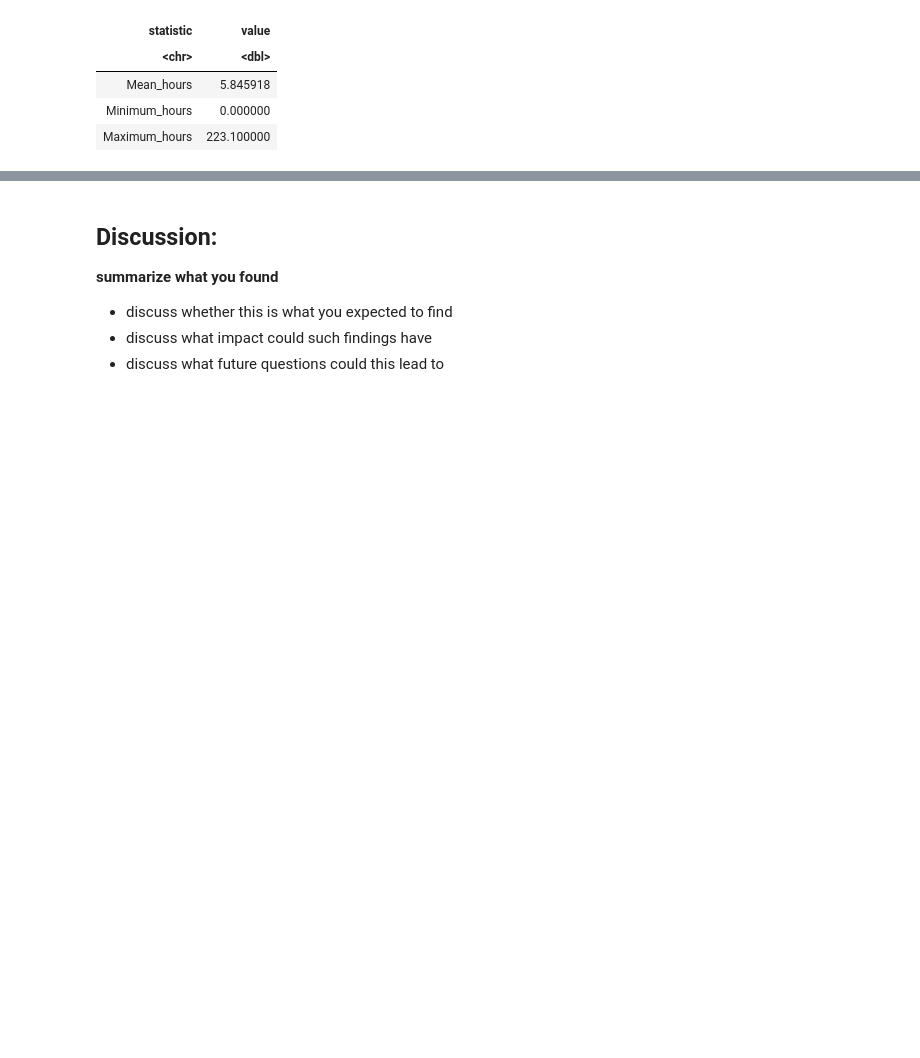
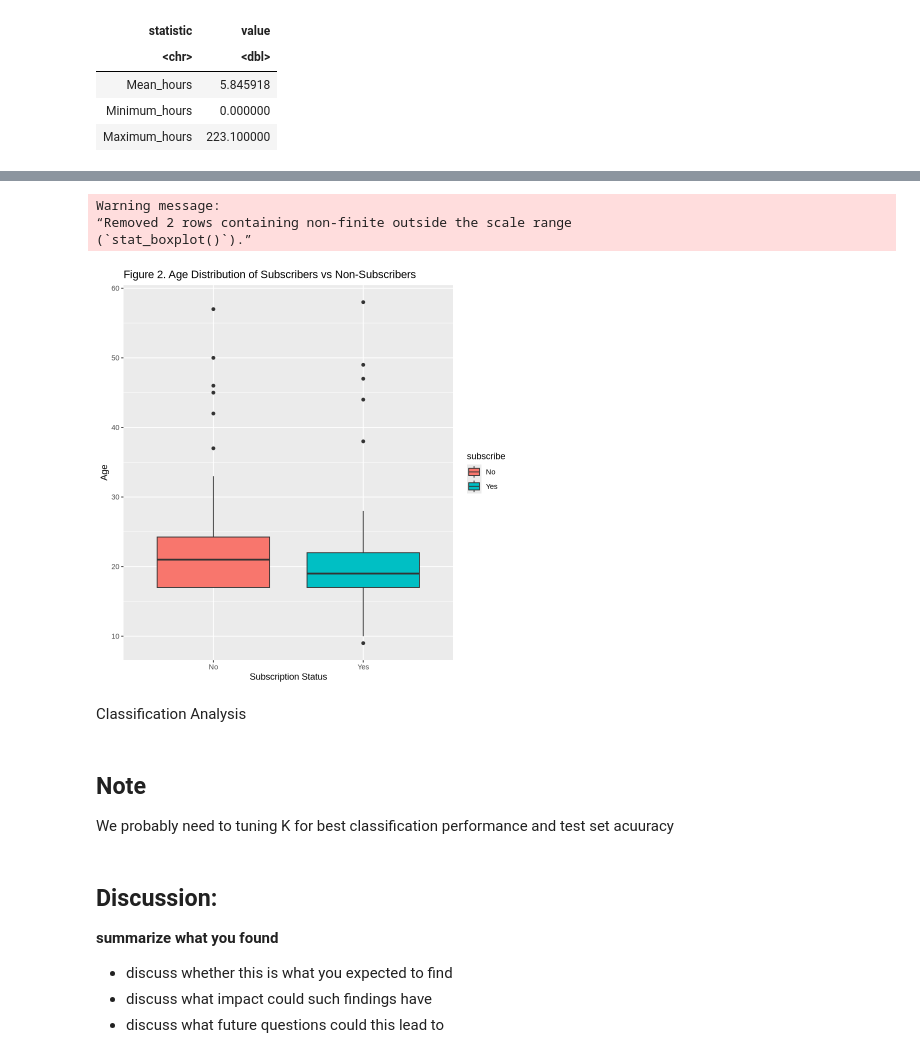
Before and after one commit to leeeeee1725/DSCI100_Project_Final_Report, a Jupyter notebook: Project Final Report.ipynb, the cells around one changed output, grey strips where cells are left out. Saved outputs shown, nothing was run; the diff lists cells and outputs as text; code cells hidden in the pictures; blank space fills up the shorter version.

```diff
--- a/Project Final Report.ipynb
+++ b/Project Final Report.ipynb
@@ -175,3 +206,17 @@ A tibble: 3 × 2
+# %%
+# Figure 2. Boxplot of age by subscription status
+ggplot(players, aes(x = subscribe, y = Age, fill = subscribe)) +
+    geom_boxplot() +
+    labs(title = "Figure 2. Age Distribution of Subscribers vs Non-Subscribers",
+        x = "Subscription Status",
+        y = "Age")
+# %% [output]
+Warning message:
+“Removed 2 rows containing non-finite outside the scale range
+(`stat_boxplot()`).”
+[figure, added]
+# %% [markdown]
+Classification Analysis
 # %%
 # classification data analysis (code from Yingnian)
 
@@ -191,6 +236,10 @@ knn_spec <- nearest_neighbor(weight_func = "rectangular", neighbors = tune()) |>
 knn_workflow <- workflow() |>
   add_recipe(player_recipe) |>
   add_model(knn_spec)
+# %% [markdown]
+## Note
+We probably need to tuning K for best classification performance
+and test set acuuracy
 # %%
 # visualization of classification data analysis
 # %% [markdown]
```
Also changed, not shown: parts of 6 cells of this notebook.
